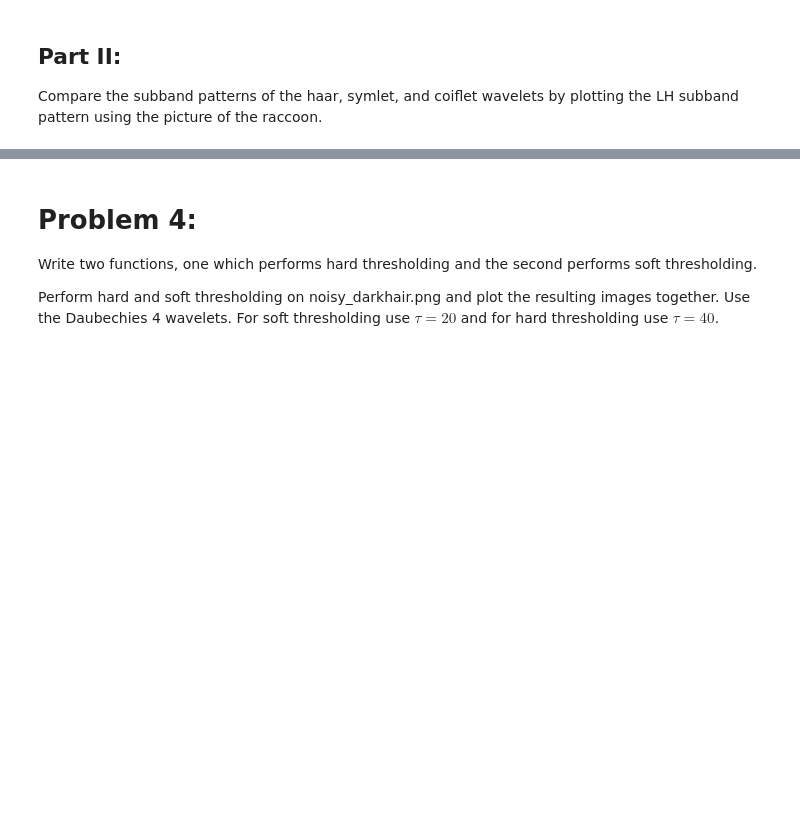
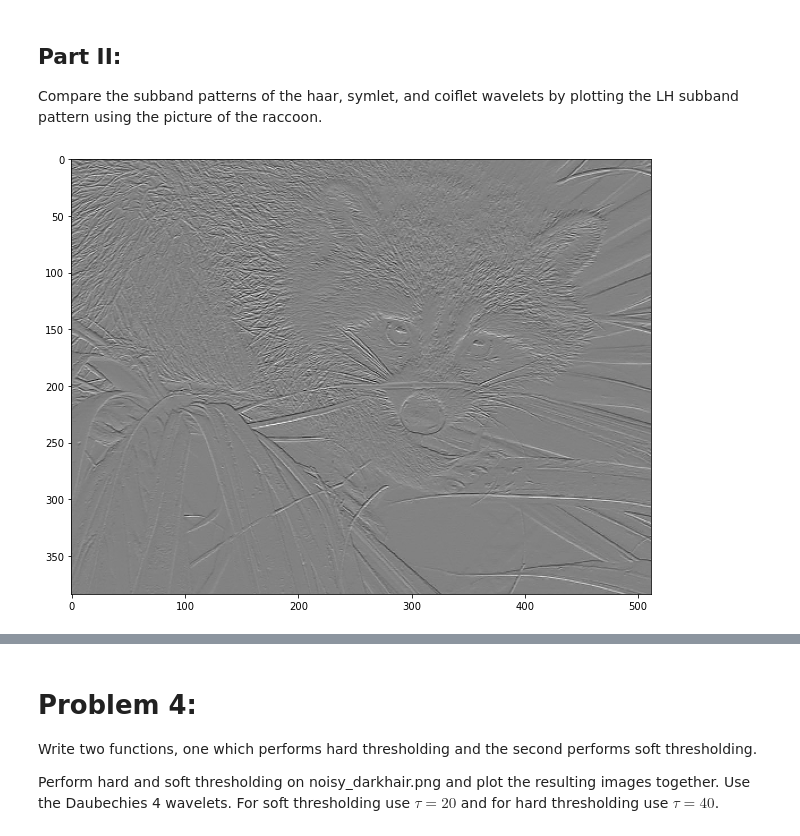
Before and after one commit to acjo/algorithims_optimization, a Jupyter notebook: Wavelets/wavelets.ipynb, the cells around one changed output, grey strips where cells are left out. Cells and saved outputs as stored; diff of their text form; code cells hidden in the pictures; blank space fills up the shorter version.

```diff
--- a/Wavelets/wavelets.ipynb
+++ b/Wavelets/wavelets.ipynb
@@ -76,5 +138,10 @@ Save a picture of a raccoon. Plot the subbands of raccoon as described using the
 Compare the subband patterns of the haar, symlet, and coiflet wavelets by plotting the LH subband pattern using the picture of the raccoon.
 # %%
 # Plot LH (after 1 level of decomposition) using the Haar wavelet.
+lw_H = pywt.dwt2(racoon, 'haar', mode='per')
+plt.imshow(lw_H[1][0], cmap='gray')
+plt.show()
+# %% [output]
+[figure, added]
 # %%
 # Plot LH (after 1 level of decomposition) using the Symlet wavelet.
```
Also changed, not shown: parts of 15 cells of this notebook.
